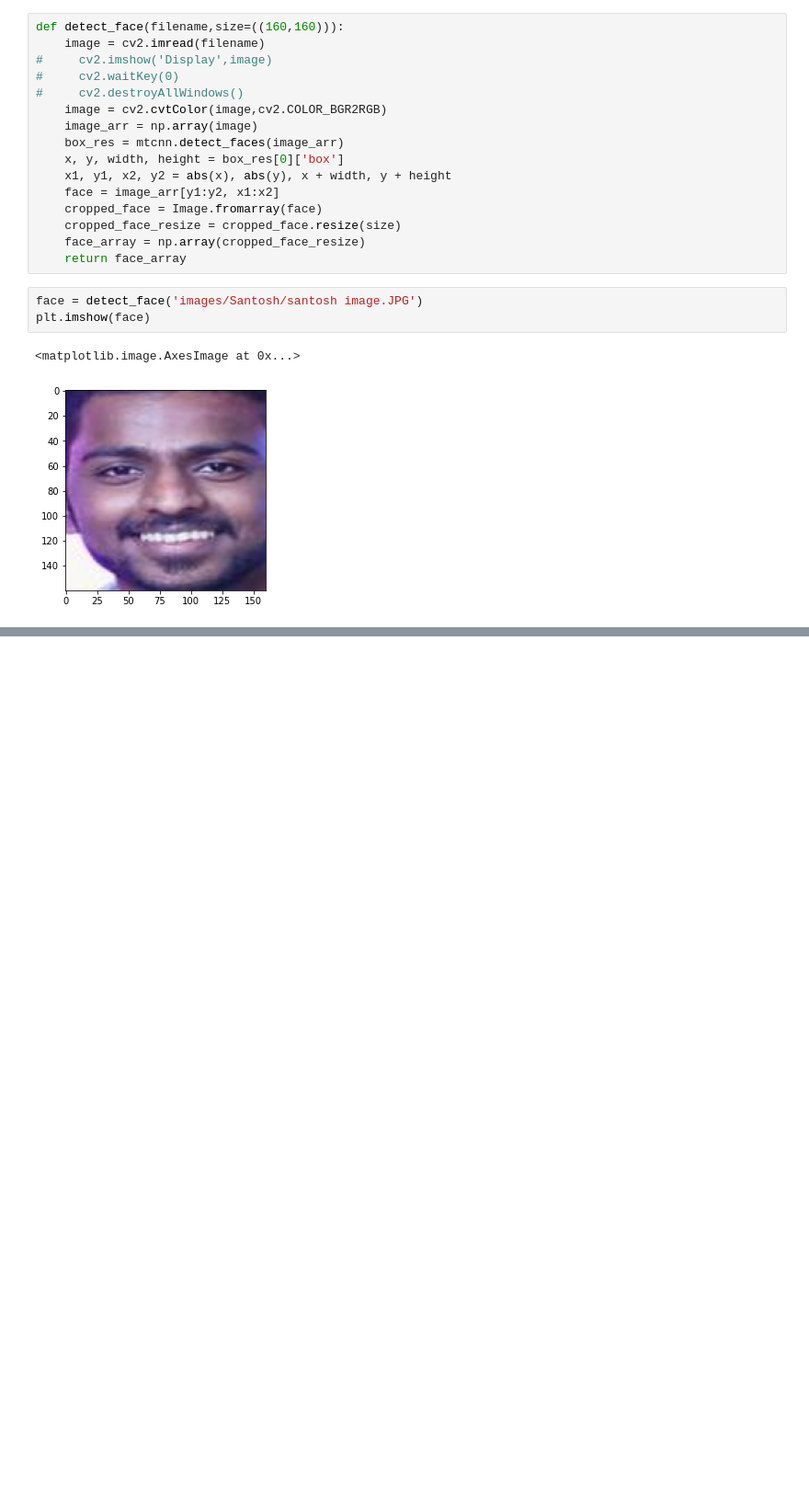
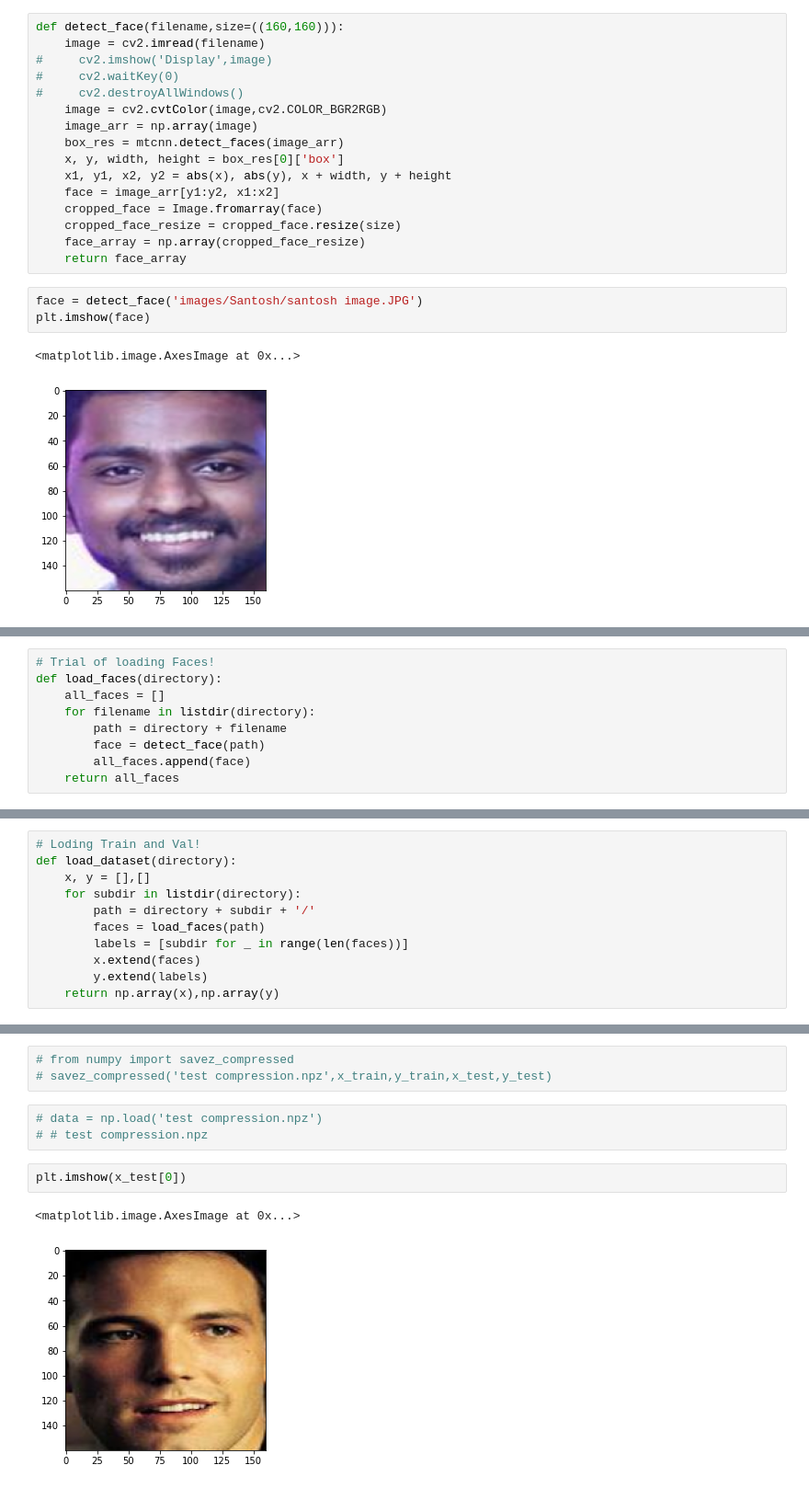
Before and after one commit to santoshgopane/FaceNet-model-using-Tensorflow-and-Keras, a Jupyter notebook: FaceNet Model Implementation.ipynb, the cells around one changed output, grey strips where cells are left out. Shown at 92% size. Cells and saved outputs as stored; diff of their text form; blank space fills up the shorter version.

```diff
--- a/FaceNet Model Implementation.ipynb
+++ b/FaceNet Model Implementation.ipynb
@@ -164,0 +152,9 @@ pyplot.show()
+# %%
+# Trial of loading Faces!
+def load_faces(directory):
+    all_faces = []
+    for filename in listdir(directory):
+        path = directory + filename
+        face = detect_face(path)
+        all_faces.append(face)
+    return all_faces
@@ -164,0 +163,11 @@ pyplot.show()
+# %%
+# Loding Train and Val!
+def load_dataset(directory):
+    x, y = [],[]
+    for subdir in listdir(directory):
+        path = directory + subdir + '/'
+        faces = load_faces(path)
+        labels = [subdir for _ in range(len(faces))]
+        x.extend(faces)
+        y.extend(labels)
+    return np.array(x),np.array(y)
@@ -164,0 +196,11 @@ pyplot.show()
+# %%
+# from numpy import savez_compressed
+# savez_compressed('test compression.npz',x_train,y_train,x_test,y_test)
+# %%
+# data = np.load('test compression.npz')
+# # test compression.npz
+# %%
+plt.imshow(x_test[0])
+# %% [output]
+<matplotlib.image.AxesImage at 0x...>
+[figure, added]
```
Also changed, not shown: parts of 20 cells of this notebook.
